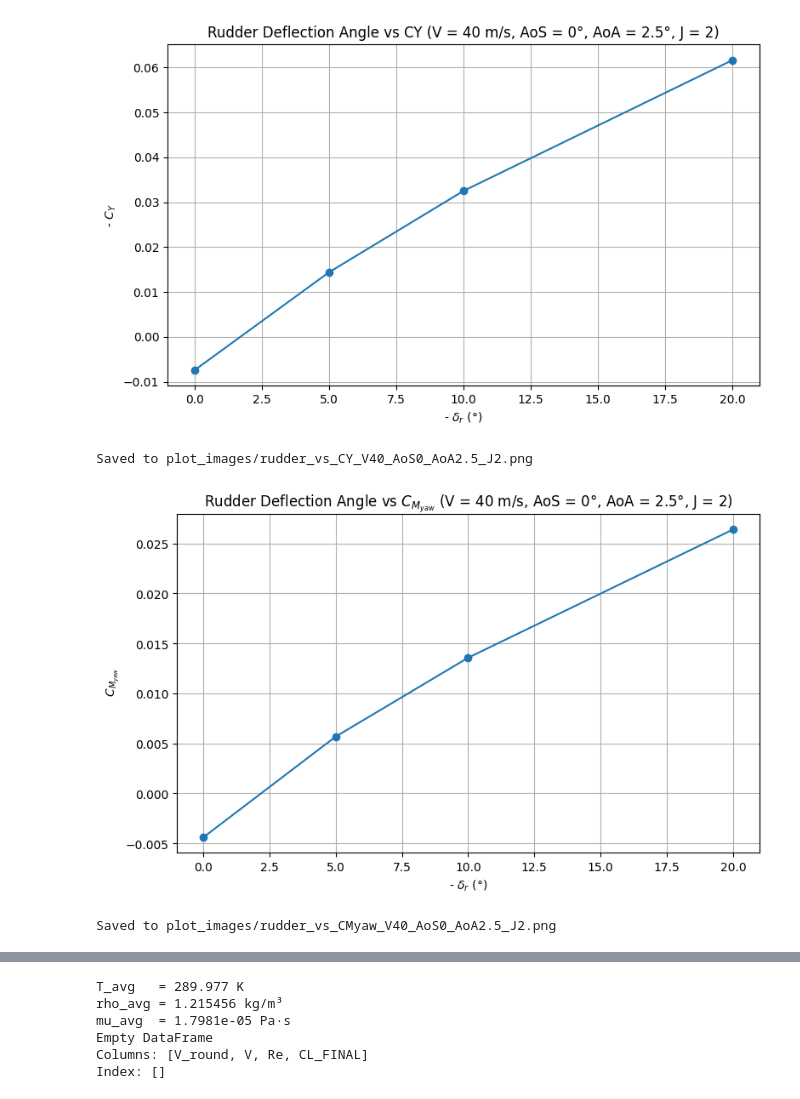
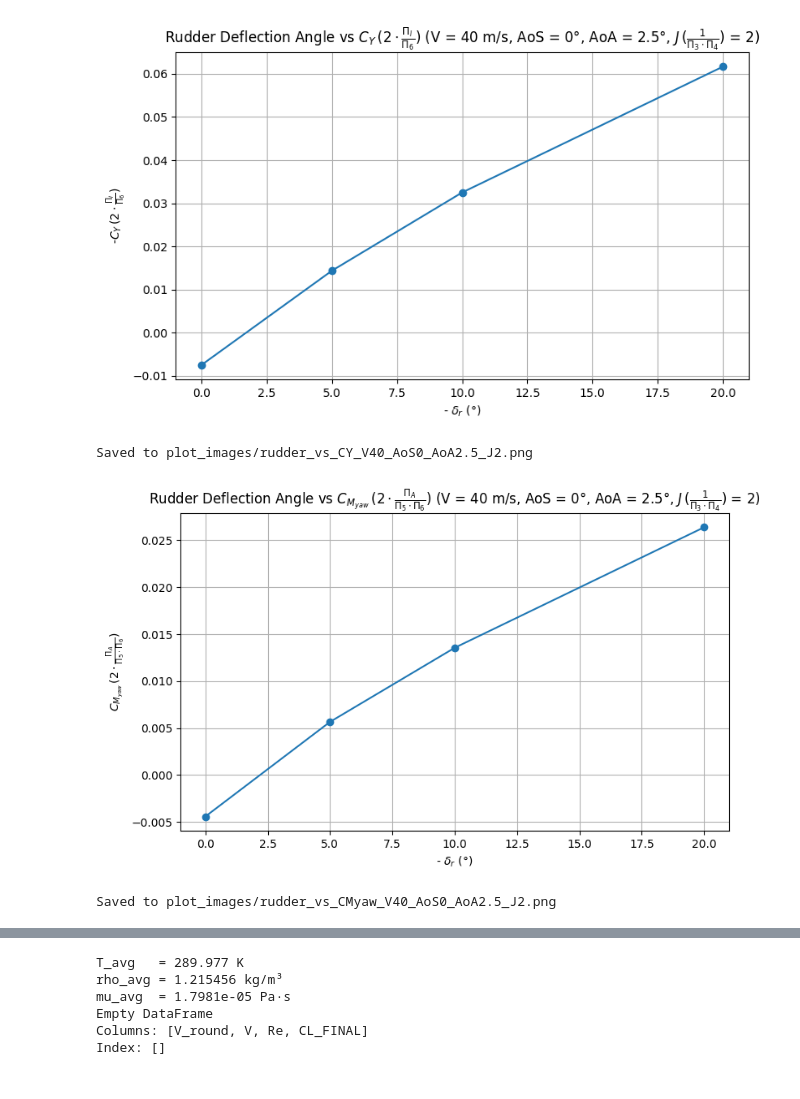
Before and after one commit to DCdeJong2002/Group_15_Redo_BAL, a Jupyter notebook: data_plotter.ipynb, the cells around one changed output, grey strips where cells are left out. Cells and saved outputs as stored; diff of their text form; code cells hidden in the pictures.

Commit message:
Added pi groups to plots

```diff
--- a/data_plotter.ipynb
+++ b/data_plotter.ipynb
@@ -22,8 +22,8 @@ ax.plot(
     linestyle="-",
 )
 ax.set_xlabel(r"- $\delta_r$ (°)")
-ax.set_ylabel(r"- $C_Y$")
-ax.set_title(r"Rudder Deflection Angle vs CY (V = 40 m/s, AoS = 0°, AoA = 2.5°, J = 2)")
+ax.set_ylabel(r"-$C_Y \, (2 \cdot \frac{\Pi_I}{\Pi_6})$")
+ax.set_title(r"Rudder Deflection Angle vs $C_Y \, (2 \cdot \frac{\Pi_I}{\Pi_6})$ (V = 40 m/s, AoS = 0°, AoA = 2.5°, $J \, (\frac{1}{\Pi_3 \cdot \Pi_4})$ = 2)")
 ax.grid(True)
 
 plt.tight_layout()
@@ -31,33 +31,33 @@ plt.savefig("plot_images/rudder_vs_CY_V40_AoS0_AoA2.5_J2.png", dpi=150)
 plt.show()
 print("Saved to plot_images/rudder_vs_CY_V40_AoS0_AoA2.5_J2.png")
 # %% [output]
-[figure, old version]
+[figure, new version]
 Saved to plot_images/rudder_vs_CY_V40_AoS0_AoA2.5_J2.png
 # %%
 import matplotlib.pyplot as plt
 
 df_filtered = df[(df["V_round"] == 40) & (df["AoS_round"] == 0) & (df["AoA_round"] == 2.5) & (df["J_round"] == 2)]
 
 fig, ax = plt.subplots(figsize=(8, 5))
 
 group_sorted = df_filtered.sort_values("dR")
 ax.plot(
     -group_sorted["dR"],
     group_sorted["CMyaw"],
     marker="o",
     linestyle="-",
 )
 ax.set_xlabel(r"- $\delta_r$ (°)")
-ax.set_ylabel(r" $C_{M_{yaw}}$")
-ax.set_title(r"Rudder Deflection Angle vs $C_{M_{yaw}}$ (V = 40 m/s, AoS = 0°, AoA = 2.5°, J = 2)")
+ax.set_ylabel(r"$C_{M_{yaw}} \, (2 \cdot \frac{\Pi_A}{\Pi_5 \cdot \Pi_6})$")
+ax.set_title(r"Rudder Deflection Angle vs $C_{M_{yaw}} \, (2 \cdot \frac{\Pi_A}{\Pi_5 \cdot \Pi_6})$ (V = 40 m/s, AoS = 0°, AoA = 2.5°, $J \, (\frac{1}{\Pi_3 \cdot \Pi_4})$ = 2)")
 ax.grid(True)
 
 plt.tight_layout()
 plt.savefig("plot_images/rudder_vs_CMyaw_V40_AoS0_AoA2.5_J2.png", dpi=150)
 plt.show()
 print("Saved to plot_images/rudder_vs_CMyaw_V40_AoS0_AoA2.5_J2.png")
 # %% [output]
-[figure, old version]
+[figure, new version]
 Saved to plot_images/rudder_vs_CMyaw_V40_AoS0_AoA2.5_J2.png
 # %%
 import matplotlib.pyplot as plt
```
Also changed, not shown: parts of 12 cells of this notebook.
